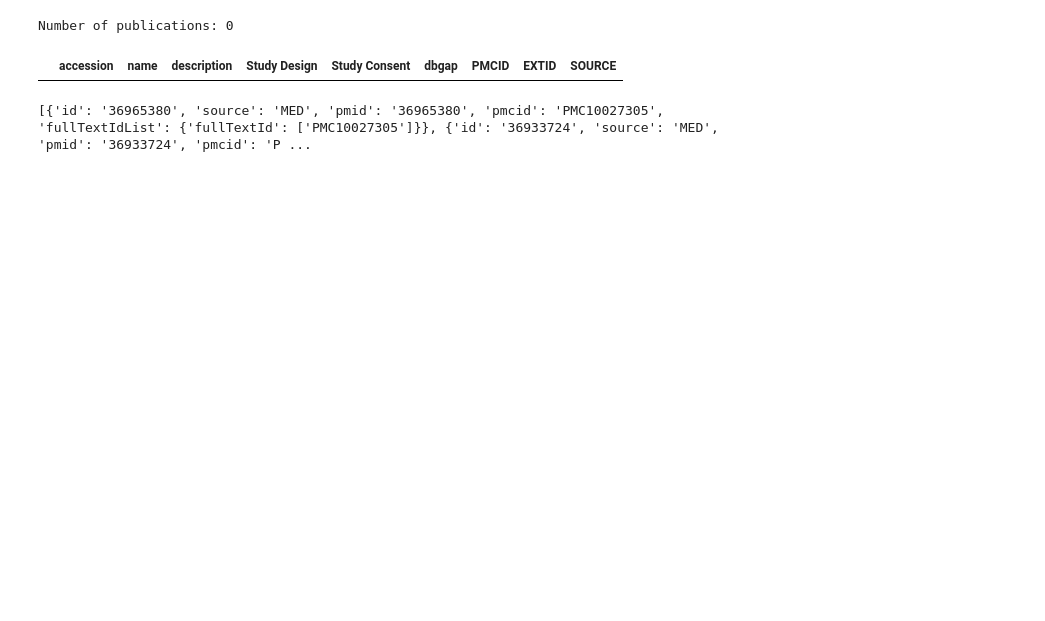
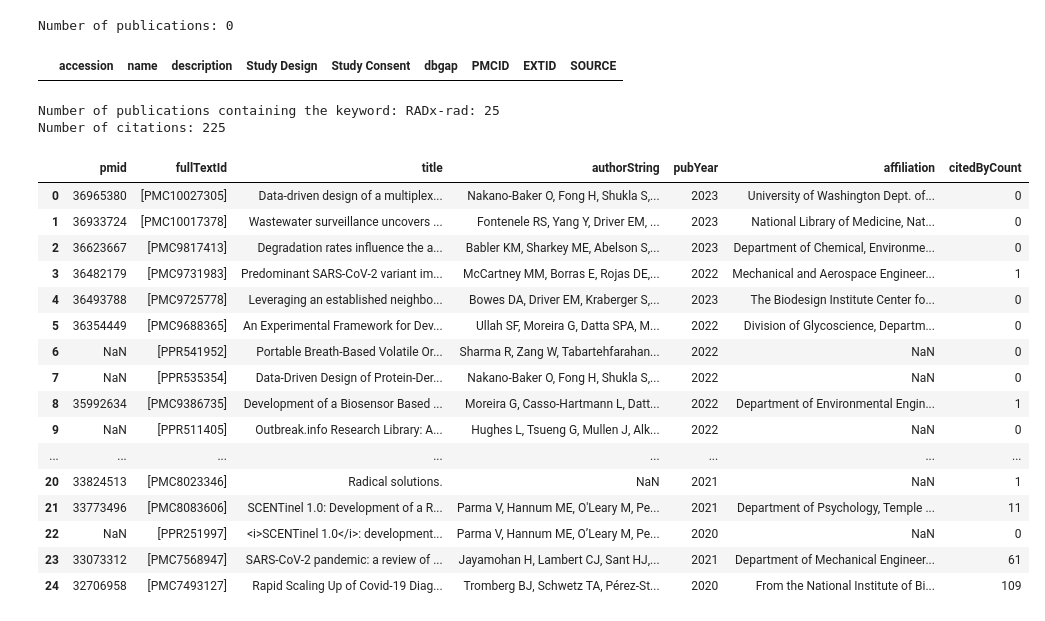
Before and after one commit to radxrad/dbgap-reporter, a Jupyter notebook: notebooks/radx-reporter.ipynb, the cells around one changed output. Drawn from its saved outputs; the diff is of its cells as text; code cells hidden in the pictures; blank space fills up the shorter version.

Commit message:
Added list of RADx project publications

```diff
--- a/notebooks/radx-reporter.ipynb
+++ b/notebooks/radx-reporter.ipynb
@@ -227,24 +229,37 @@ display(data_table.DataTable(pubs, include_index=False, num_rows_per_page=10))
 Number of publications: 0
 |  | accession | name | description | Study Design | Study Consent | dbgap | PMCID | EXTID | SOURCE |
 # %%
-#@title Publications indexed by Europe PMC
-# import urllib library
-from urllib.request import urlopen
+#@title Publications and preprints that mention  RADx project (source: Europe PMC)
+url = f"https://www.ebi.ac.uk/europepmc/webservices/rest/search?query=%22{project}%22%20AND%20(FIRST_PDATE:2020-06-01)%20AND%20sort_date:y&resultType=core&pageSize=1000&format=json&cursorMark=*"
 
-# import json
-import json
-# store the URL in url as
-# parameter for urlopen
-url = f"https://www.ebi.ac.uk/europepmc/webservices/rest/search?query={project}%20AND%20(FIRST_PDATE:%5b2020-01-01%20)%20AND%20AND%20%20sort_date:y&resultType=idlist&pageSize=1000&format=json&cursorMark=*"
-
-# store the response of URL
 response = urlopen(url)
-
-# storing the JSON response
-# from url in data
 data_json = json.loads(response.read())
 
-# print the json response
-print(data_json["resultList"]["result"])
+df = pd.json_normalize(data_json["resultList"]["result"])
+
+df.rename(columns={"fullTextIdList.fullTextId": "fullTextId"}, inplace=True)
+df = df[["pmid", "fullTextId", "title", "authorString", "pubYear", "affiliation", "citedByCount"]]
+
+print(f"Number of publications containing the keyword: {project}: {df.shape[0]}")
+print(f"Number of citations: {df['citedByCount'].sum()}")
+display(data_table.DataTable(df, include_index=False, num_rows_per_page=10))
 # %% [output]
-[{'id': '36965380', 'source': 'MED', 'pmid': '36965380', 'pmcid': 'PMC10027305', 'fullTextIdList': {'fullTextId': ['PMC10027305']}}, {'id': '36933724', 'source': 'MED', 'pmid': '36933724', 'pmcid': 'P ...
+Number of publications containing the keyword: RADx-rad: 25
+Number of citations: 225
+|  | pmid | fullTextId | title | authorString | pubYear | affiliation | citedByCount |
+| 0 | 36965380 | [PMC10027305] | Data-driven design of a multiplex... | Nakano-Baker O, Fong H, Shukla S,... | 2023 | University of Washington Dept. of... | 0 |
+| 1 | 36933724 | [PMC10017378] | Wastewater surveillance uncovers ... | Fontenele RS, Yang Y, Driver EM, ... | 2023 | National Library of Medicine, Nat... | 0 |
+| 2 | 36623667 | [PMC9817413] | Degradation rates influence the a... | Babler KM, Sharkey ME, Abelson S,... | 2023 | Department of Chemical, Environme... | 0 |
+| 3 | 36482179 | [PMC9731983] | Predominant SARS-CoV-2 variant im... | McCartney MM, Borras E, Rojas DE,... | 2022 | Mechanical and Aerospace Engineer... | 1 |
+| 4 | 36493788 | [PMC9725778] | Leveraging an established neighbo... | Bowes DA, Driver EM, Kraberger S,... | 2023 | The Biodesign Institute Center fo... | 0 |
+| 5 | 36354449 | [PMC9688365] | An Experimental Framework for Dev... | Ullah SF, Moreira G, Datta SPA, M... | 2022 | Division of Glycoscience, Departm... | 0 |
+| 6 | NaN | [PPR541952] | Portable Breath-Based Volatile Or... | Sharma R, Zang W, Tabartehfarahan... | 2022 | NaN | 0 |
+| 7 | NaN | [PPR535354] | Data-Driven Design of Protein-Der... | Nakano-Baker O, Fong H, Shukla S,... | 2022 | NaN | 0 |
+| 8 | 35992634 | [PMC9386735] | Development of a Biosensor Based ... | Moreira G, Casso-Hartmann L, Datt... | 2022 | Department of Environmental Engin... | 1 |
+| 9 | NaN | [PPR511405] | Outbreak.info Research Library: A... | Hughes L, Tsueng G, Mullen J, Alk... | 2022 | NaN | 0 |
+| ... | ... | ... | ... | ... | ... | ... | ... |
+| 20 | 33824513 | [PMC8023346] | Radical solutions. | NaN | 2021 | NaN | 1 |
+| 21 | 33773496 | [PMC8083606] | SCENTinel 1.0: Development of a R... | Parma V, Hannum ME, O'Leary M, Pe... | 2021 | Department of Psychology, Temple ... | 11 |
+| 22 | NaN | [PPR251997] | <i>SCENTinel 1.0</i>: development... | Parma V, Hannum ME, O’Leary M, Pe... | 2020 | NaN | 0 |
+| 23 | 33073312 | [PMC7568947] | SARS-CoV-2 pandemic: a review of ... | Jayamohan H, Lambert CJ, Sant HJ,... | 2021 | Department of Mechanical Engineer... | 61 |
+| 24 | 32706958 | [PMC7493127] | Rapid Scaling Up of Covid-19 Diag... | Tromberg BJ, Schwetz TA, Pérez-St... | 2020 | From the National Institute of Bi... | 109 |
```
Also changed, not shown: parts of 3 cells of this notebook.
